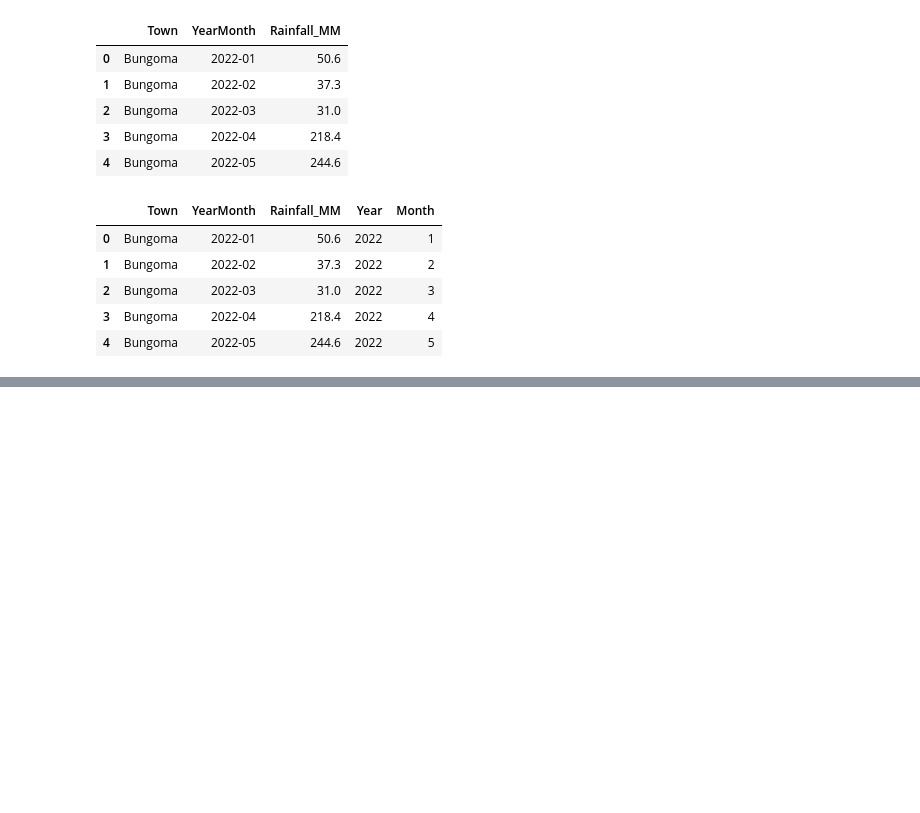
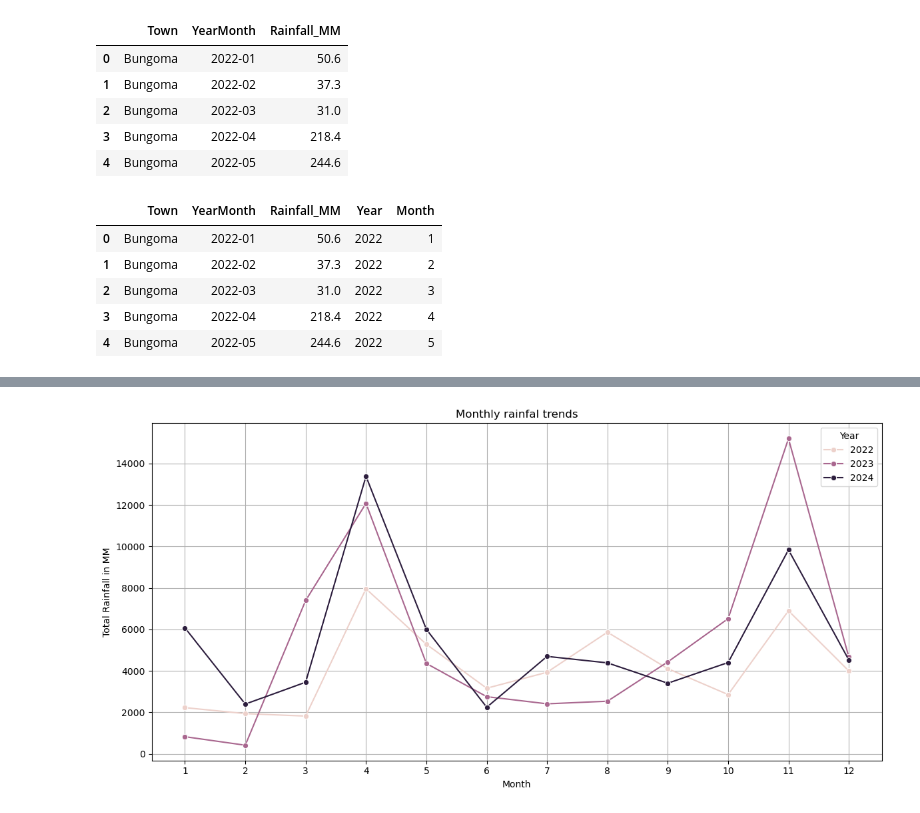
Before and after one commit to BrianRono7/Capstone-project, a Jupyter notebook: CapstoneEDA.ipynb, the cells around one changed output, grey strips where cells are left out. Cells and saved outputs as stored; diff of their text form; code cells hidden in the pictures; blank space fills up the shorter version.

```diff
--- a/CapstoneEDA.ipynb
+++ b/CapstoneEDA.ipynb
@@ -509,0 +674,15 @@ Mothly_Rainfal.head()
+# %%
+#Visulaizing rainfal rainflal trends in kenya
+mothly_total=Mothly_Rainfal.groupby(['Year','Month'])['Rainfall_MM'].sum().reset_index()
+plt.figure(figsize=(12,6))
+sns.lineplot(data=mothly_total,x='Month',y='Rainfall_MM',hue='Year',marker='o')
+plt.title("Monthly rainfal trends")
+plt.xlabel("Month")
+plt.ylabel("Total Rainfall in MM")
+plt.xticks(range(1,13))
+plt.grid(True)
+plt.legend(title='Year')
+plt.tight_layout()
+plt.show()
+# %% [output]
+[figure, added]
```
Also changed, not shown: parts of 30 cells of this notebook.
